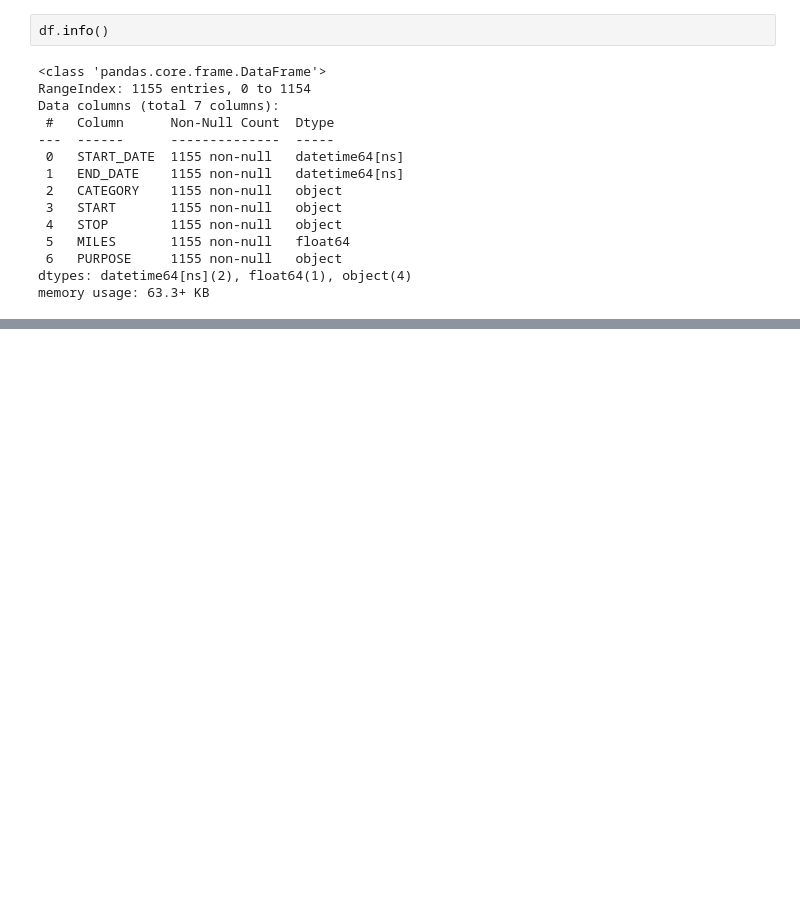
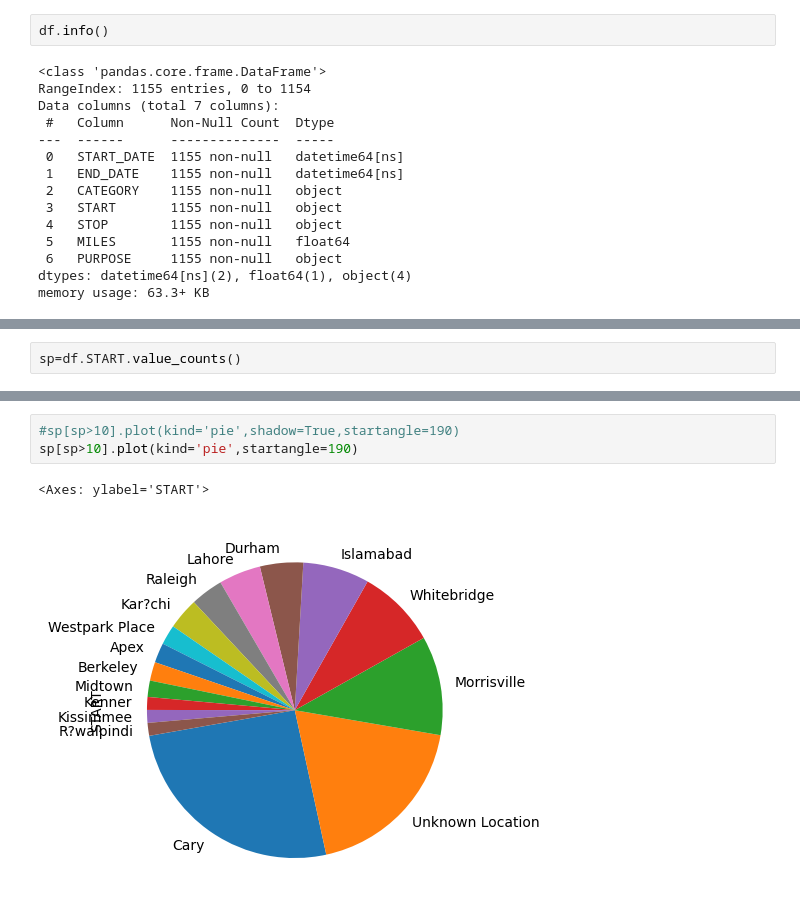
Before and after one commit to Ashutosh-Gairola/DEV, a Jupyter notebook: Analysis.ipynb, the cells around one changed output, grey strips where cells are left out. Saved outputs shown, nothing was run; the diff lists cells and outputs as text; blank space fills up the shorter version.

```diff
--- a/Analysis.ipynb
+++ b/Analysis.ipynb
@@ -330,0 +380,2 @@ df.tail(20)
+# %%
+sp=df.START.value_counts()
@@ -330,0 +417,6 @@ df.tail(20)
+# %%
+#sp[sp>10].plot(kind='pie',shadow=True,startangle=190)
+sp[sp>10].plot(kind='pie',startangle=190)
+# %% [output]
+<Axes: ylabel='START'>
+[figure, added]
```
Also changed, not shown: parts of 35 cells of this notebook.
